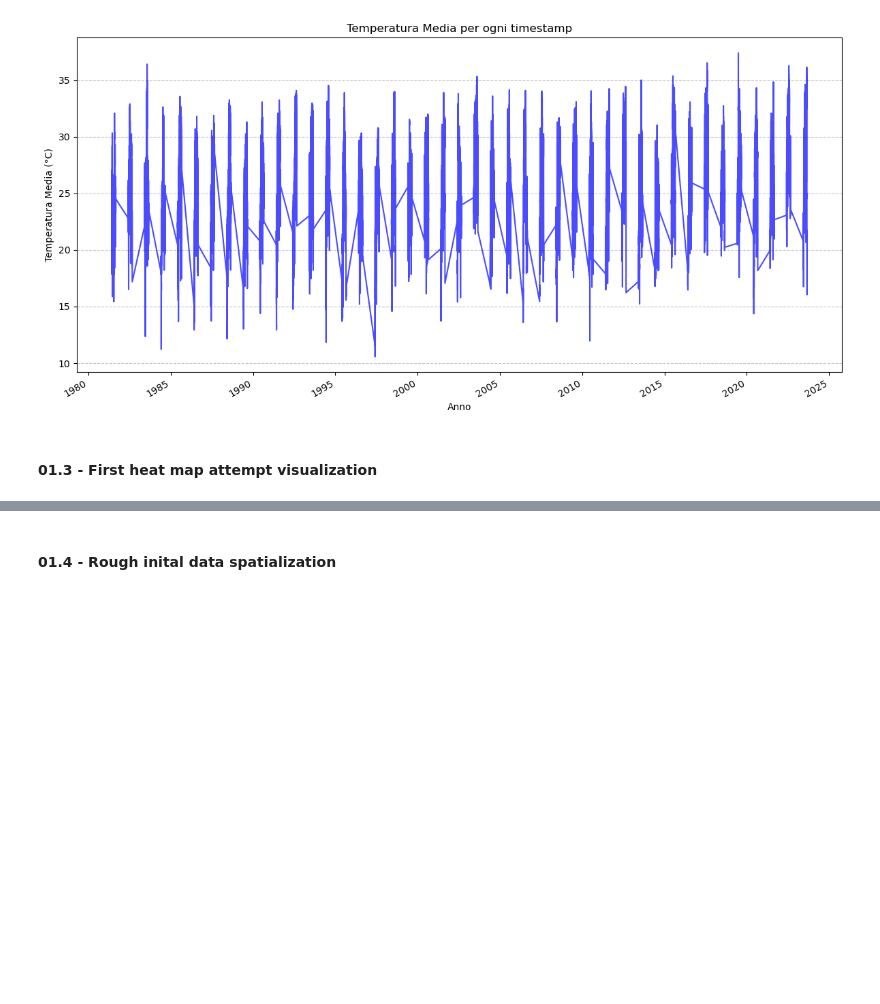
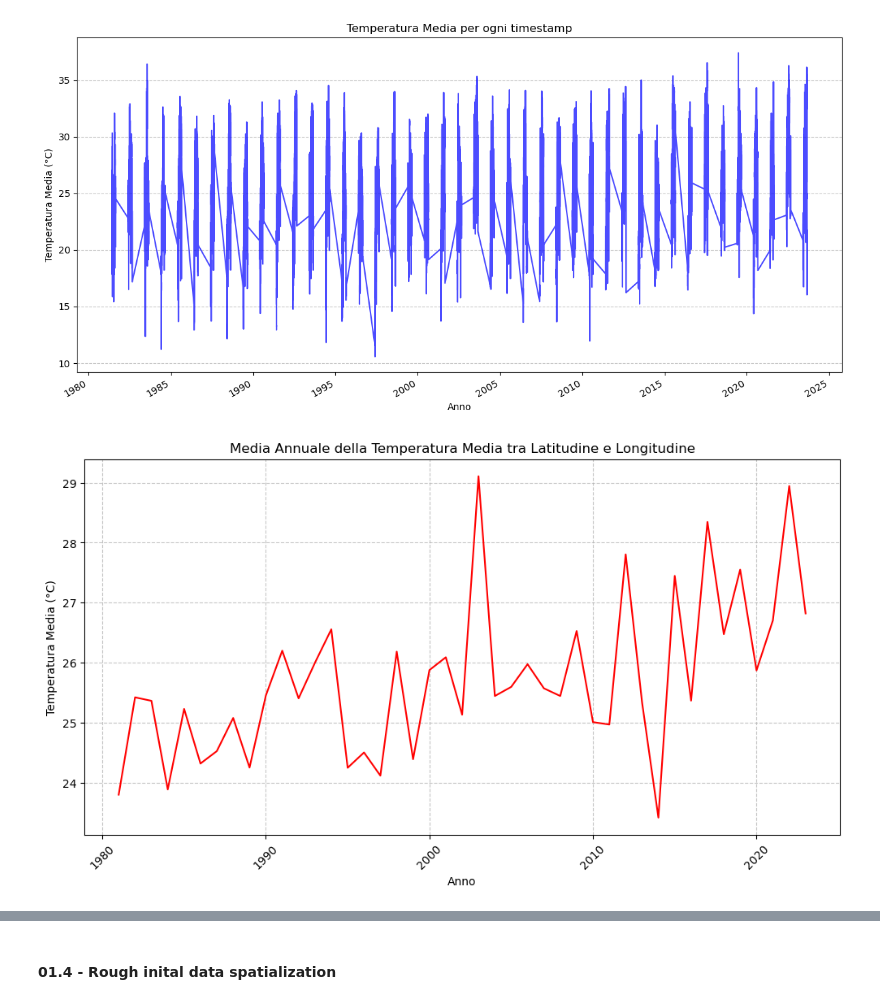
Before and after one commit to fillobissi/geoinformatics_project, a Jupyter notebook: 01_Data_exploration.ipynb, the cells around one changed output, grey strips where cells are left out. Drawn from its saved outputs; the diff is of its cells as text; code cells hidden in the pictures; blank space fills up the shorter version.

```diff
--- a/01_Data_exploration.ipynb
+++ b/01_Data_exploration.ipynb
@@ -128,5 +129,27 @@ plt.tight_layout()
 plt.show()
 # %% [output]
 [figure]
-# %% [markdown]
-#### 01.3 - First heat map attempt visualization
+# %%
+# Calcola la media spaziale per ogni timestamp lungo le dimensioni 'rlat' e 'rlon'
+temperature_mean_over_space = (dataset2['T_2M'].mean(dim=['rlat', 'rlon'])) - 273.15
+
+# Converte il risultato in un DataFrame per facilitarne la manipolazione
+temperature_mean_df = temperature_mean_over_space.to_dataframe().reset_index()
+
+# Crea una colonna 'year' che contiene solo l'anno di ogni timestamp
+temperature_mean_df['year'] = temperature_mean_df['time'].dt.year
+
+# Calcola la media di temperatura per ciascun anno
+annual_temperature_mean = temperature_mean_df.groupby('year')['T_2M'].mean()
+
+# Crea un grafico a linea per la media annuale della temperatura
+plt.figure(figsize=(12, 6))
+plt.plot(annual_temperature_mean.index, annual_temperature_mean.values, linestyle='-', color='r')
+plt.xlabel("Anno")
+plt.ylabel("Temperatura Media (°C)")
+plt.title("Media Annuale della Temperatura Media tra Latitudine e Longitudine")
+plt.grid(axis='both', linestyle='--', alpha=0.7)
+plt.xticks(rotation=45)  # Ruota le etichette degli anni sull'asse x per renderle più leggibili
+plt.show()
+# %% [output]
+[figure, added]
```
Also changed, not shown: parts of 4 cells of this notebook.
